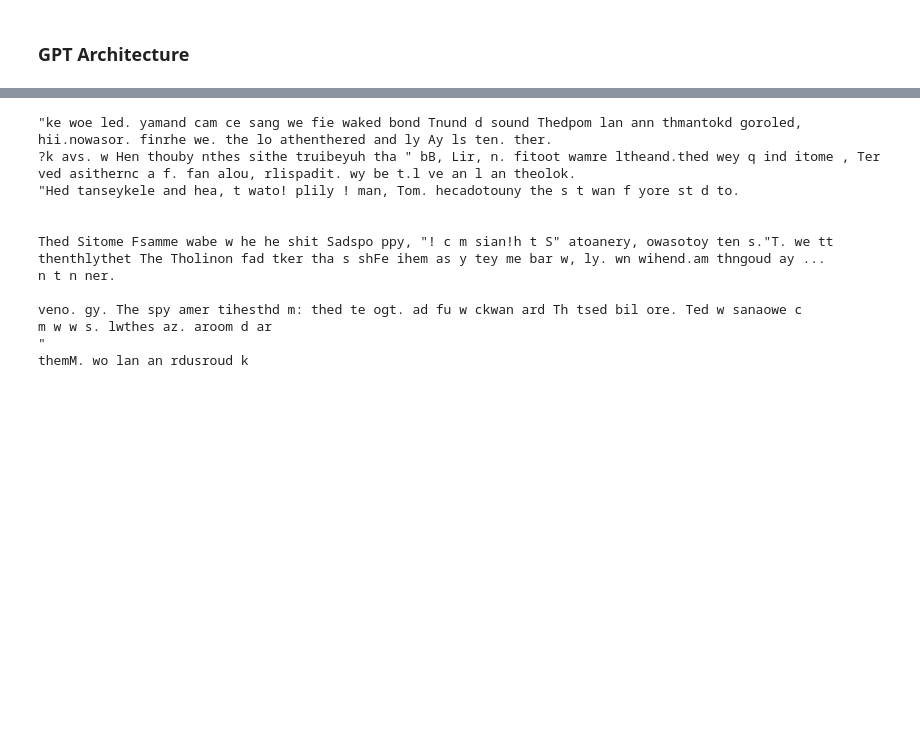
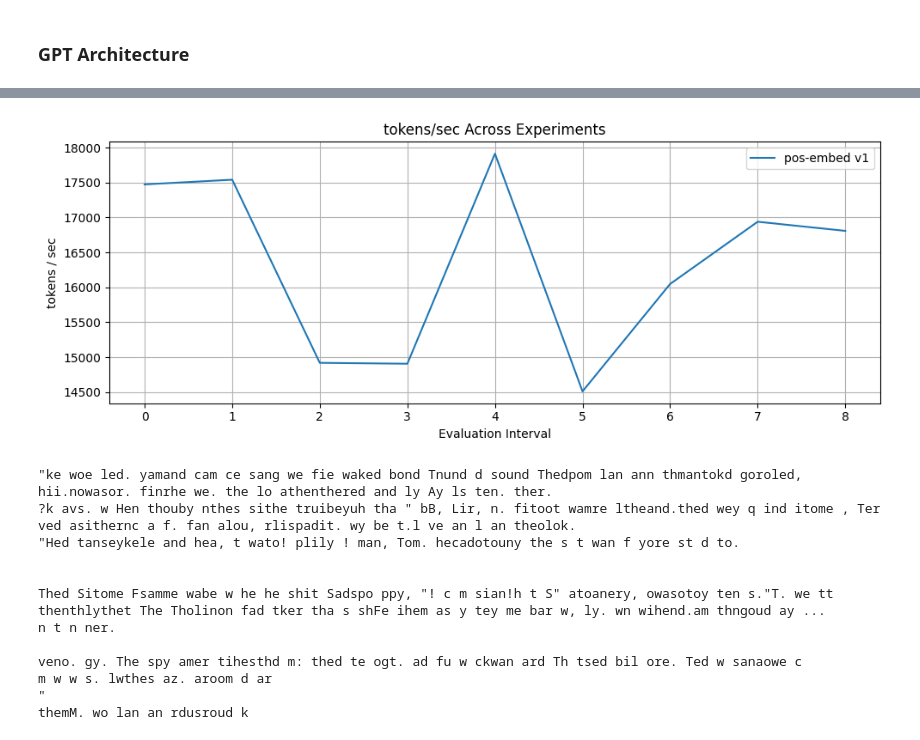
Before and after one commit to anurag-mishra899/llm-from-first-principles, a Jupyter notebook: gpt_basics/basic_gpt.ipynb, the cells around one changed output, grey strips where cells are left out. Cells and saved outputs as stored; diff of their text form; code cells hidden in the pictures; blank space fills up the shorter version.

```diff
--- a/gpt_basics/basic_gpt.ipynb
+++ b/gpt_basics/basic_gpt.ipynb
@@ -232,5 +96,7 @@ FileNotFoundError: metrics.json
 # %%
-plot_metrics_history('metrics.json', metric='tok_per_sec')
+plot_metrics_history('logs/metrics.json', metric='tok_per_sec')
+# %% [output]
+[figure, added]
 # %%
 context = torch.zeros((1,1),dtype=torch.long,device='mps')
 # %%
```
Also changed, not shown: parts of 10 cells of this notebook, 1 other file.
